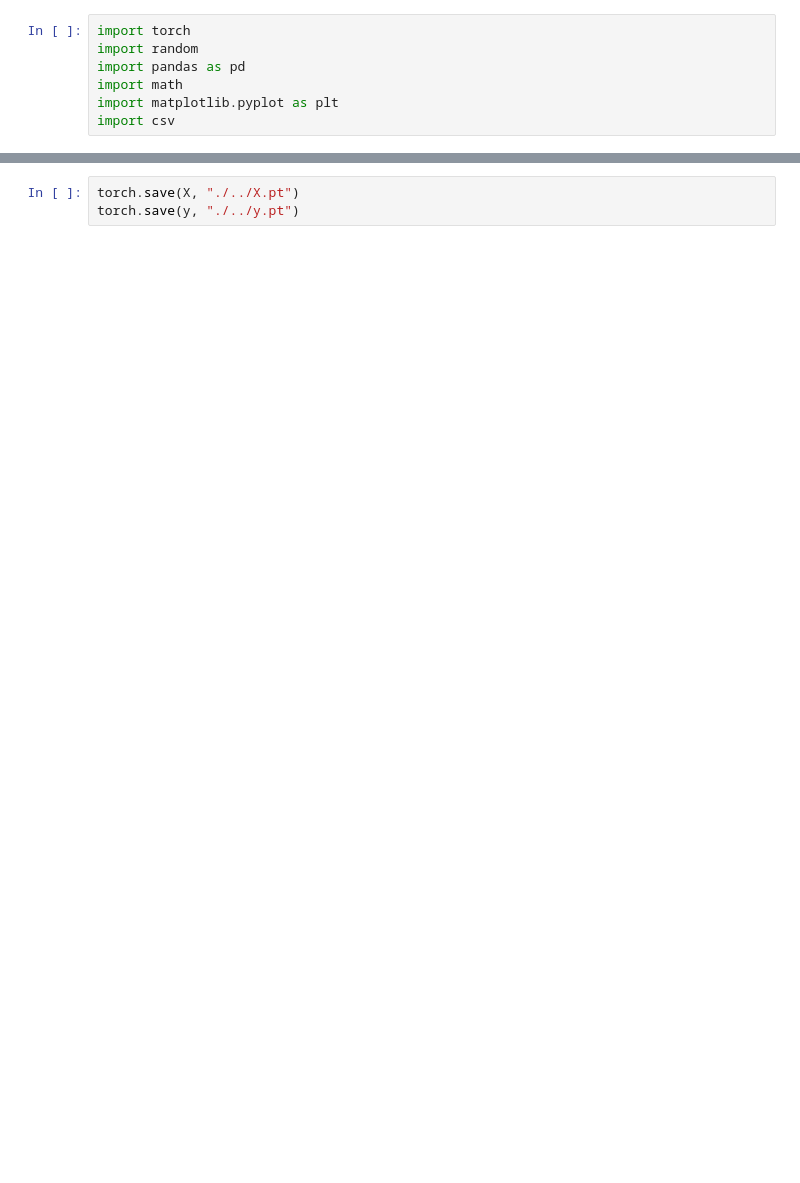
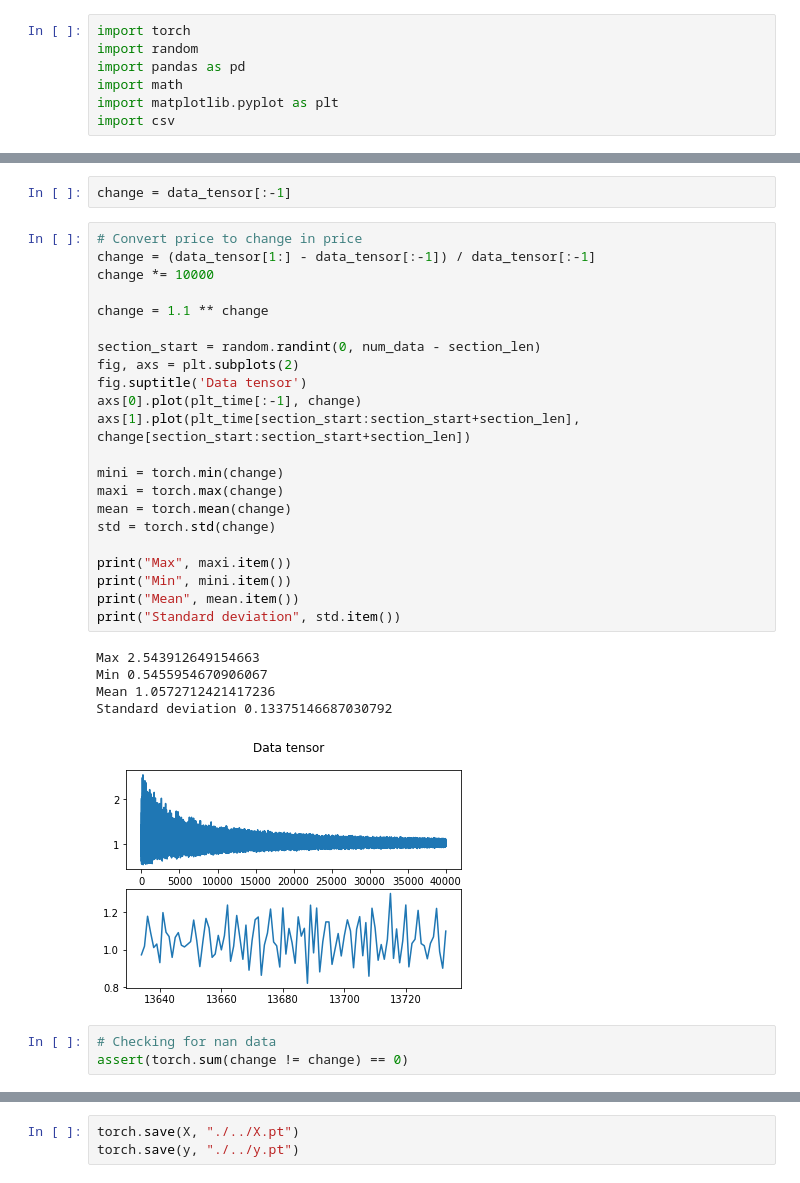
Before and after one commit to yuc016/PricePredictor, a Jupyter notebook: data/fakedata/make_training_data.ipynb, the cells around one changed output, grey strips where cells are left out. Drawn from its saved outputs; the diff is of its cells as text; blank space fills up the shorter version.

```diff
--- a/data/fakedata/make_training_data.ipynb
+++ b/data/fakedata/make_training_data.ipynb
@@ -89,0 +72,33 @@ y = y * 100
+# %%
+change = data_tensor[:-1]
+# %%
+# Convert price to change in price
+change = (data_tensor[1:] - data_tensor[:-1]) / data_tensor[:-1]
+change *= 10000
+
+change = 1.1 ** change
+
+section_start = random.randint(0, num_data - section_len)
+fig, axs = plt.subplots(2)
+fig.suptitle('Data tensor')
+axs[0].plot(plt_time[:-1], change)
+axs[1].plot(plt_time[section_start:section_start+section_len], change[section_start:section_start+section_len])
+
+mini = torch.min(change)
+maxi = torch.max(change)
+mean = torch.mean(change)
+std = torch.std(change)
+
+print("Max", maxi.item())
+print("Min", mini.item())
+print("Mean", mean.item())
+print("Standard deviation", std.item())
+# %% [output]
+Max 2.543912649154663
+Min 0.5455954670906067
+Mean 1.0572712421417236
+Standard deviation 0.13375146687030792
+[figure, added]
+# %%
+# Checking for nan data
+assert(torch.sum(change != change) == 0)
```
Also changed, not shown: parts of 13 cells of this notebook, 4 other files.
